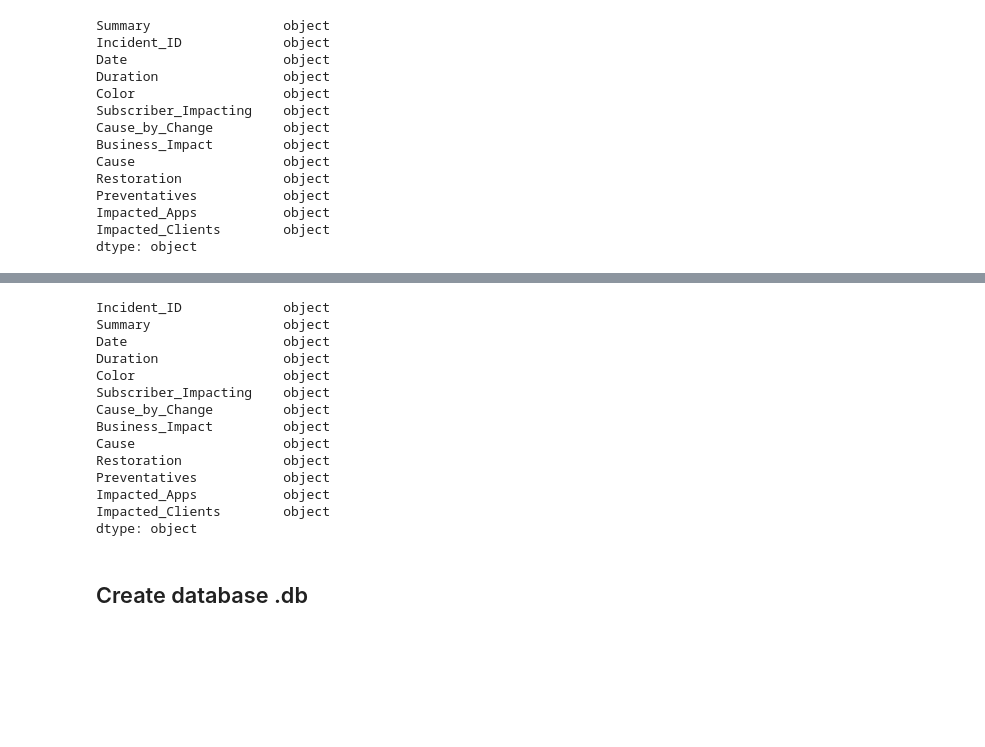
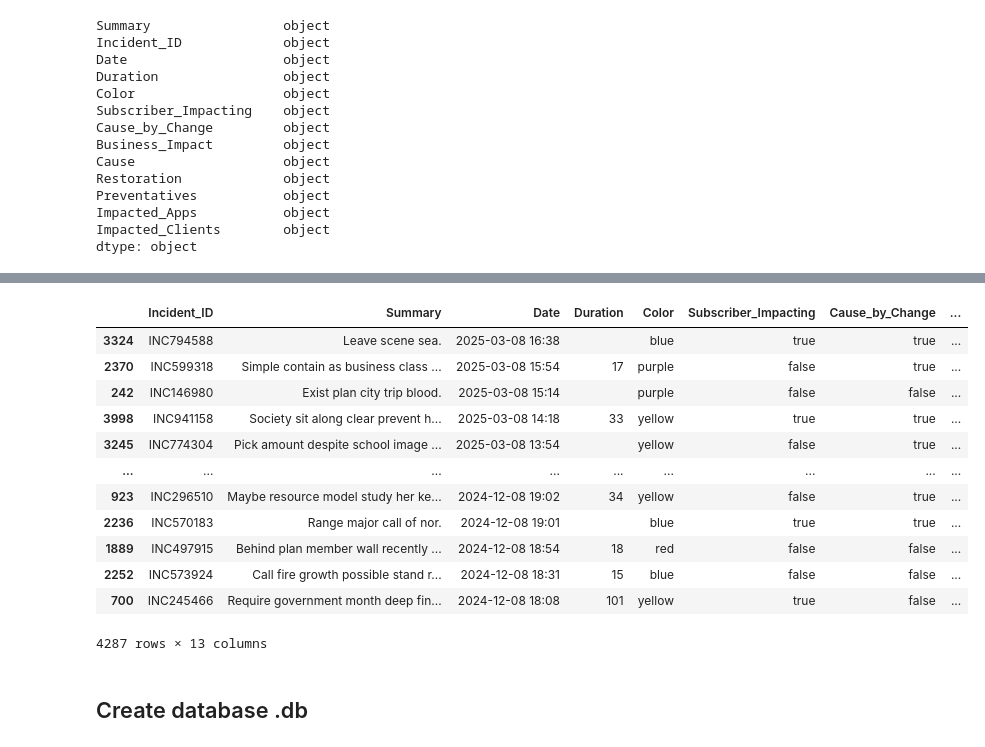
Before and after one commit to LucasBMedeiros/incident-dashboard, a Jupyter notebook: notebooks/crisp01.ipynb, the cells around one changed output, grey strips where cells are left out. Saved outputs shown, nothing was run; the diff lists cells and outputs as text; code cells hidden in the pictures; blank space fills up the shorter version.

```diff
--- a/notebooks/crisp01.ipynb
+++ b/notebooks/crisp01.ipynb
@@ -169,19 +141,18 @@ grouped_df.head()
 # %%
-grouped_df.dtypes
+grouped_df
 # %% [output]
+|  | Incident_ID | Summary | Date | Duration | Color | Subscriber_Impacting | Cause_by_Change | ... |
+| 3324 | INC794588 | Leave scene sea. | 2025-03-08 16:38 |  | blue | true | true | ... |
+| 2370 | INC599318 | Simple contain as business class ... | 2025-03-08 15:54 | 17 | purple | false | true | ... |
+| 242 | INC146980 | Exist plan city trip blood. | 2025-03-08 15:14 |  | purple | false | false | ... |
+| 3998 | INC941158 | Society sit along clear prevent h... | 2025-03-08 14:18 | 33 | yellow | true | true | ... |
+| 3245 | INC774304 | Pick amount despite school image ... | 2025-03-08 13:54 |  | yellow | false | true | ... |
+| ... | ... | ... | ... | ... | ... | ... | ... | ... |
+| 923 | INC296510 | Maybe resource model study her ke... | 2024-12-08 19:02 | 34 | yellow | false | true | ... |
+| 2236 | INC570183 | Range major call of nor. | 2024-12-08 19:01 |  | blue | true | true | ... |
+| 1889 | INC497915 | Behind plan member wall recently ... | 2024-12-08 18:54 | 18 | red | false | false | ... |
+| 2252 | INC573924 | Call fire growth possible stand r... | 2024-12-08 18:31 | 15 | blue | false | false | ... |
+| 700 | INC245466 | Require government month deep fin... | 2024-12-08 18:08 | 101 | yellow | true | false | ... |
-Incident_ID             object
-Summary                 object
-Date                    object
-Duration                object
-Color                   object
-Subscriber_Impacting    object
-Cause_by_Change         object
-Business_Impact         object
-Cause                   object
-Restoration             object
-Preventatives           object
-Impacted_Apps           object
-Impacted_Clients        object
-dtype: object
+4287 rows × 13 columns
 # %% [markdown]
 ## Create database .db
```
Also changed, not shown: parts of 9 cells of this notebook.
